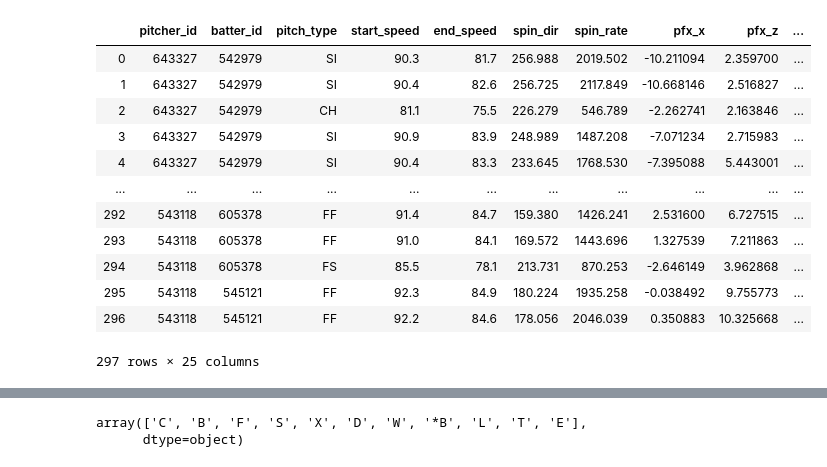
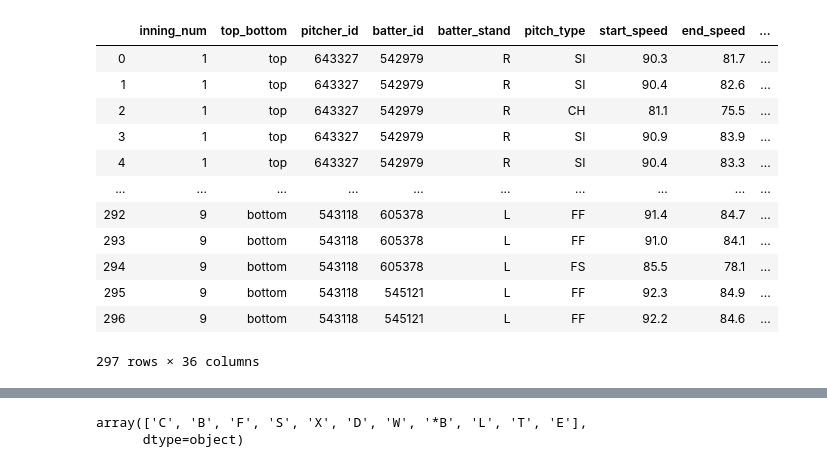
Before and after one commit to 3824/ball_analysis, a Jupyter notebook: データ・タイプを見る.ipynb, the cells around one changed output, grey strips where cells are left out. Cells and saved outputs as stored; diff of their text form; code cells hidden in the pictures.

```diff
--- a/データ・タイプを見る.ipynb
+++ b/データ・タイプを見る.ipynb
@@ -26,19 +26,19 @@ import gc
 
 pd.set_option("display.max_columns", 100)
 # %%
-df = pd.read_csv("pitch_gid_2018_03_01_milmlb_arimlb_1.csv")
+df = pd.read_csv("pitch_data/pitch_gid_2018_03_01_milmlb_arimlb_1.csv")
 df
 # %% [output]
-|  | pitcher_id | batter_id | pitch_type | start_speed | end_speed | spin_dir | spin_rate | pfx_x | pfx_z | ... |
-| 0 | 643327 | 542979 | SI | 90.3 | 81.7 | 256.988 | 2019.502 | -10.211094 | 2.359700 | ... |
-| 1 | 643327 | 542979 | SI | 90.4 | 82.6 | 256.725 | 2117.849 | -10.668146 | 2.516827 | ... |
-| 2 | 643327 | 542979 | CH | 81.1 | 75.5 | 226.279 | 546.789 | -2.262741 | 2.163846 | ... |
-| 3 | 643327 | 542979 | SI | 90.9 | 83.9 | 248.989 | 1487.208 | -7.071234 | 2.715983 | ... |
-| 4 | 643327 | 542979 | SI | 90.4 | 83.3 | 233.645 | 1768.530 | -7.395088 | 5.443001 | ... |
-| ... | ... | ... | ... | ... | ... | ... | ... | ... | ... | ... |
-| 292 | 543118 | 605378 | FF | 91.4 | 84.7 | 159.380 | 1426.241 | 2.531600 | 6.727515 | ... |
-| 293 | 543118 | 605378 | FF | 91.0 | 84.1 | 169.572 | 1443.696 | 1.327539 | 7.211863 | ... |
-| 294 | 543118 | 605378 | FS | 85.5 | 78.1 | 213.731 | 870.253 | -2.646149 | 3.962868 | ... |
-| 295 | 543118 | 545121 | FF | 92.3 | 84.9 | 180.224 | 1935.258 | -0.038492 | 9.755773 | ... |
-| 296 | 543118 | 545121 | FF | 92.2 | 84.6 | 178.056 | 2046.039 | 0.350883 | 10.325668 | ... |
+|  | inning_num | top_bottom | pitcher_id | batter_id | batter_stand | pitch_type | start_speed | end_speed | ... |
+| 0 | 1 | top | 643327 | 542979 | R | SI | 90.3 | 81.7 | ... |
+| 1 | 1 | top | 643327 | 542979 | R | SI | 90.4 | 82.6 | ... |
+| 2 | 1 | top | 643327 | 542979 | R | CH | 81.1 | 75.5 | ... |
+| 3 | 1 | top | 643327 | 542979 | R | SI | 90.9 | 83.9 | ... |
+| 4 | 1 | top | 643327 | 542979 | R | SI | 90.4 | 83.3 | ... |
+| ... | ... | ... | ... | ... | ... | ... | ... | ... | ... |
+| 292 | 9 | bottom | 543118 | 605378 | L | FF | 91.4 | 84.7 | ... |
+| 293 | 9 | bottom | 543118 | 605378 | L | FF | 91.0 | 84.1 | ... |
+| 294 | 9 | bottom | 543118 | 605378 | L | FS | 85.5 | 78.1 | ... |
+| 295 | 9 | bottom | 543118 | 545121 | L | FF | 92.3 | 84.9 | ... |
+| 296 | 9 | bottom | 543118 | 545121 | L | FF | 92.2 | 84.6 | ... |
-297 rows × 25 columns
+297 rows × 36 columns
```
Also changed, not shown: parts of 1 cell of this notebook, 3 other files.
